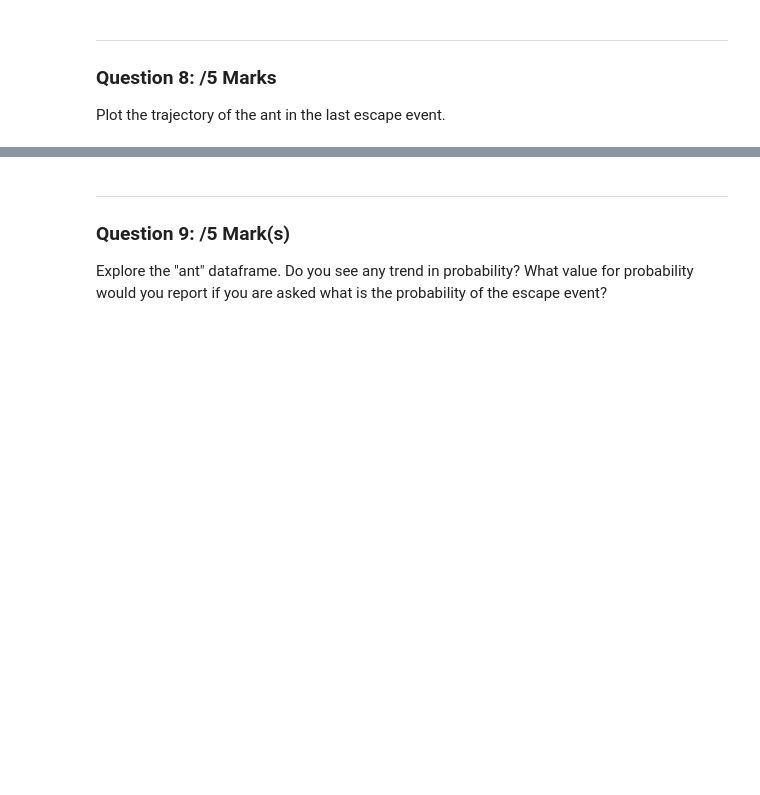
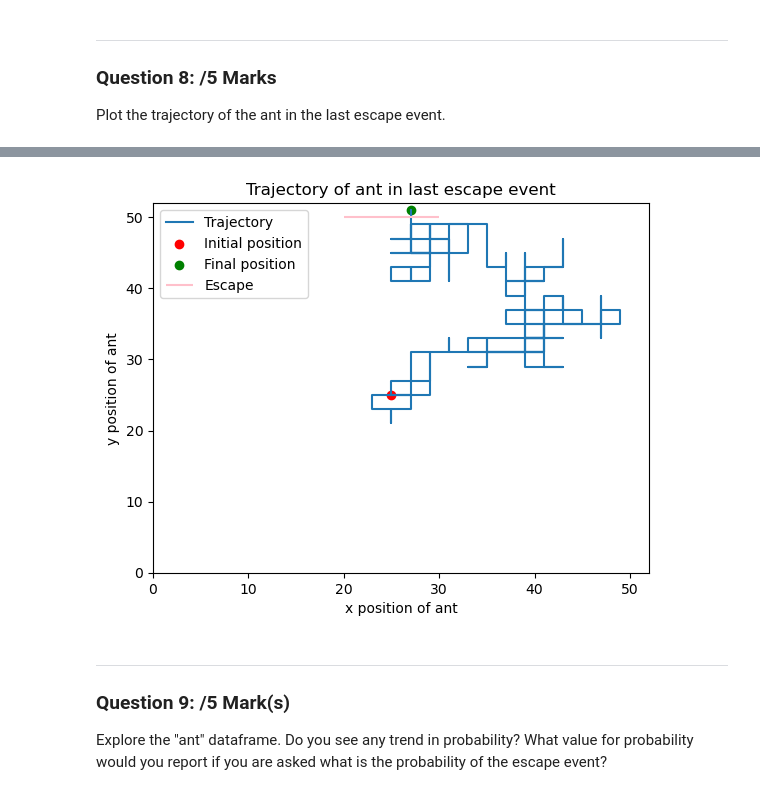
Before and after one commit to rgavigan/ds3000, a Jupyter notebook: assign2/Assignment_2.ipynb, the cells around one changed output, grey strips where cells are left out. Drawn from its saved outputs; the diff is of its cells as text; code cells hidden in the pictures; blank space fills up the shorter version.

```diff
--- a/assign2/Assignment_2.ipynb
+++ b/assign2/Assignment_2.ipynb
@@ -237,3 +291,25 @@ Plot the trajectory of the ant in the last escape event.
+# %%
+# Plot trajectory of ant in last escape event, marking the initial position and final position
+x, y = zip(*final_trajectory)
+# Plot from x = 0 to x = 50 and y = 0 to y = 50
+plt.xlim(0, 52)
+plt.ylim(0, 52)
+plt.plot(x, y)
+plt.scatter(x[0], y[0], color="red")
+plt.scatter(x[-1], y[-1], color="green")
+plt.xlabel("x position of ant")
+plt.ylabel("y position of ant")
+plt.title("Trajectory of ant in last escape event")
+
+# Put green bar at 20 <= x <= 30 and y = 50 to indicate exit
+plt.hlines(y=50, xmin=20, xmax=30, color="pink")
+
+# Create legend for initial position, final position, and exit
+plt.legend(["Trajectory", "Initial position", "Final position", "Escape"])
+
+plt.show()
+# %% [output]
+[figure, added]
 # %% [markdown]
 ---
 ### Question 9: /5 Mark(s)
```
Also changed, not shown: parts of 7 cells of this notebook.
